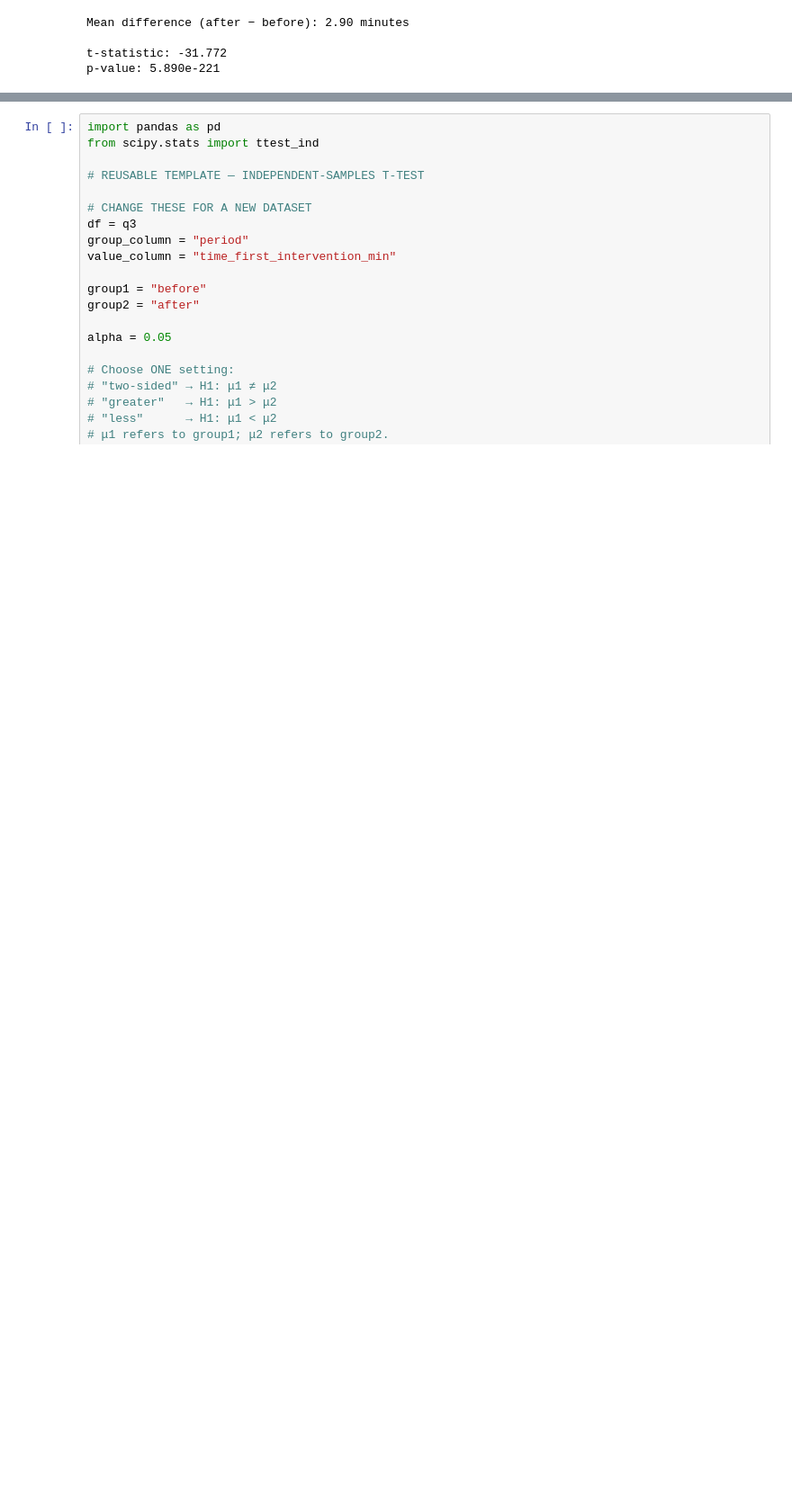
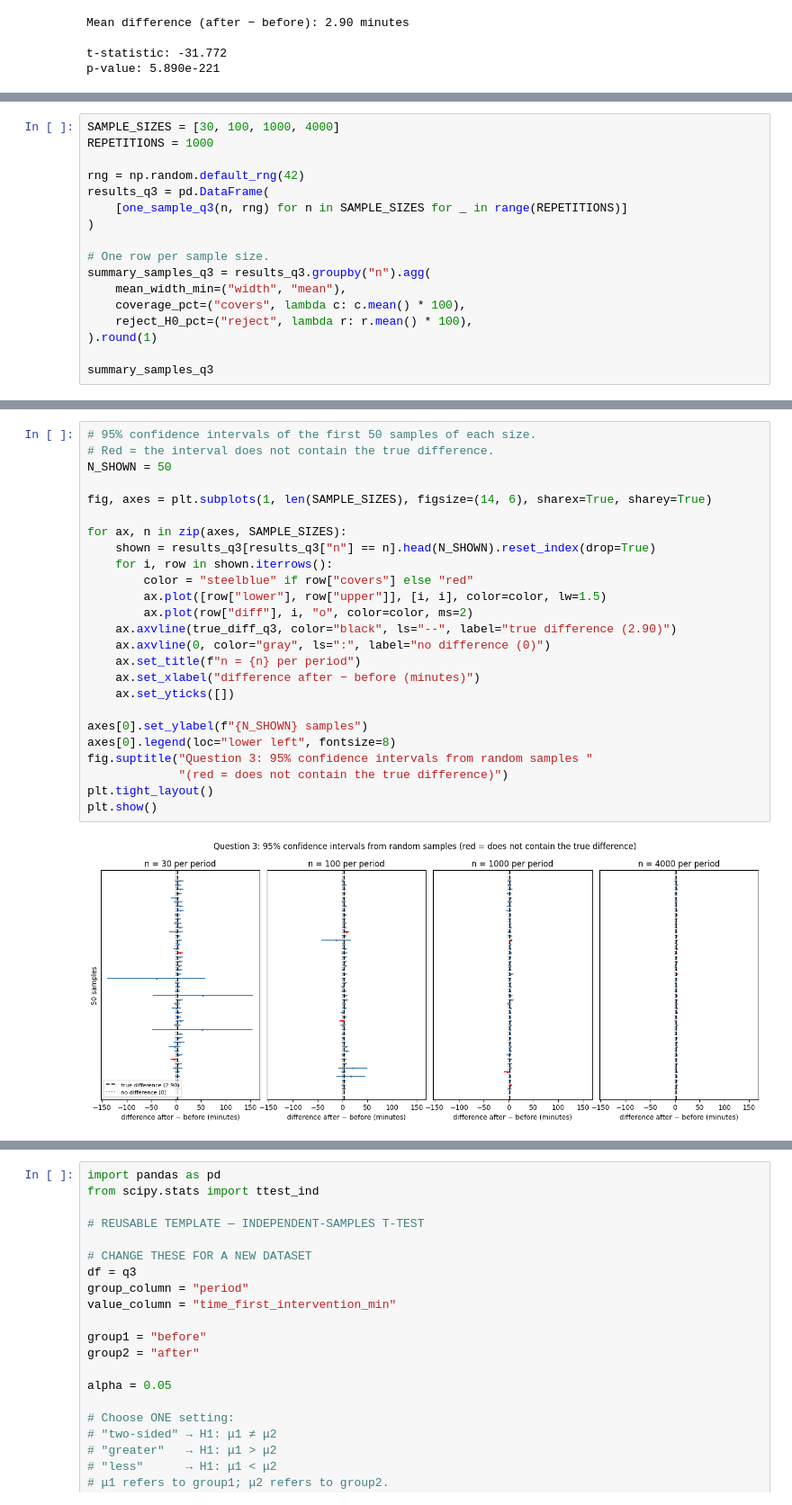
Before and after one commit to KevinSalgado/Statistics_Project, a Jupyter notebook: Data_Preparation_and_Visualization.ipynb, the cells around one changed output, grey strips where cells are left out. Shown at 90% size. Drawn from its saved outputs; the diff is of its cells as text; blank space fills up the shorter version.

```diff
--- a/Data_Preparation_and_Visualization.ipynb
+++ b/Data_Preparation_and_Visualization.ipynb
@@ -1589,0 +2295,17 @@ after 2017 caused the observed difference.
+# %%
+SAMPLE_SIZES = [30, 100, 1000, 4000]
+REPETITIONS = 1000
+
+rng = np.random.default_rng(42)
+results_q3 = pd.DataFrame(
+    [one_sample_q3(n, rng) for n in SAMPLE_SIZES for _ in range(REPETITIONS)]
+)
+
+# One row per sample size.
+summary_samples_q3 = results_q3.groupby("n").agg(
+    mean_width_min=("width", "mean"),
+    coverage_pct=("covers", lambda c: c.mean() * 100),
+    reject_H0_pct=("reject", lambda r: r.mean() * 100),
+).round(1)
+
+summary_samples_q3
@@ -1589,0 +2319,27 @@ after 2017 caused the observed difference.
+# %%
+# 95% confidence intervals of the first 50 samples of each size.
+# Red = the interval does not contain the true difference.
+N_SHOWN = 50
+
+fig, axes = plt.subplots(1, len(SAMPLE_SIZES), figsize=(14, 6), sharex=True, sharey=True)
+
+for ax, n in zip(axes, SAMPLE_SIZES):
+    shown = results_q3[results_q3["n"] == n].head(N_SHOWN).reset_index(drop=True)
+    for i, row in shown.iterrows():
+        color = "steelblue" if row["covers"] else "red"
+        ax.plot([row["lower"], row["upper"]], [i, i], color=color, lw=1.5)
+        ax.plot(row["diff"], i, "o", color=color, ms=2)
+    ax.axvline(true_diff_q3, color="black", ls="--", label="true difference (2.90)")
+    ax.axvline(0, color="gray", ls=":", label="no difference (0)")
+    ax.set_title(f"n = {n} per period")
+    ax.set_xlabel("difference after − before (minutes)")
+    ax.set_yticks([])
+
+axes[0].set_ylabel(f"{N_SHOWN} samples")
+axes[0].legend(loc="lower left", fontsize=8)
+fig.suptitle("Question 3: 95% confidence intervals from random samples "
+             "(red = does not contain the true difference)")
+plt.tight_layout()
+plt.show()
+# %% [output]
+[figure, added]
```
Also changed, not shown: parts of 81 cells of this notebook, 5 other files.
